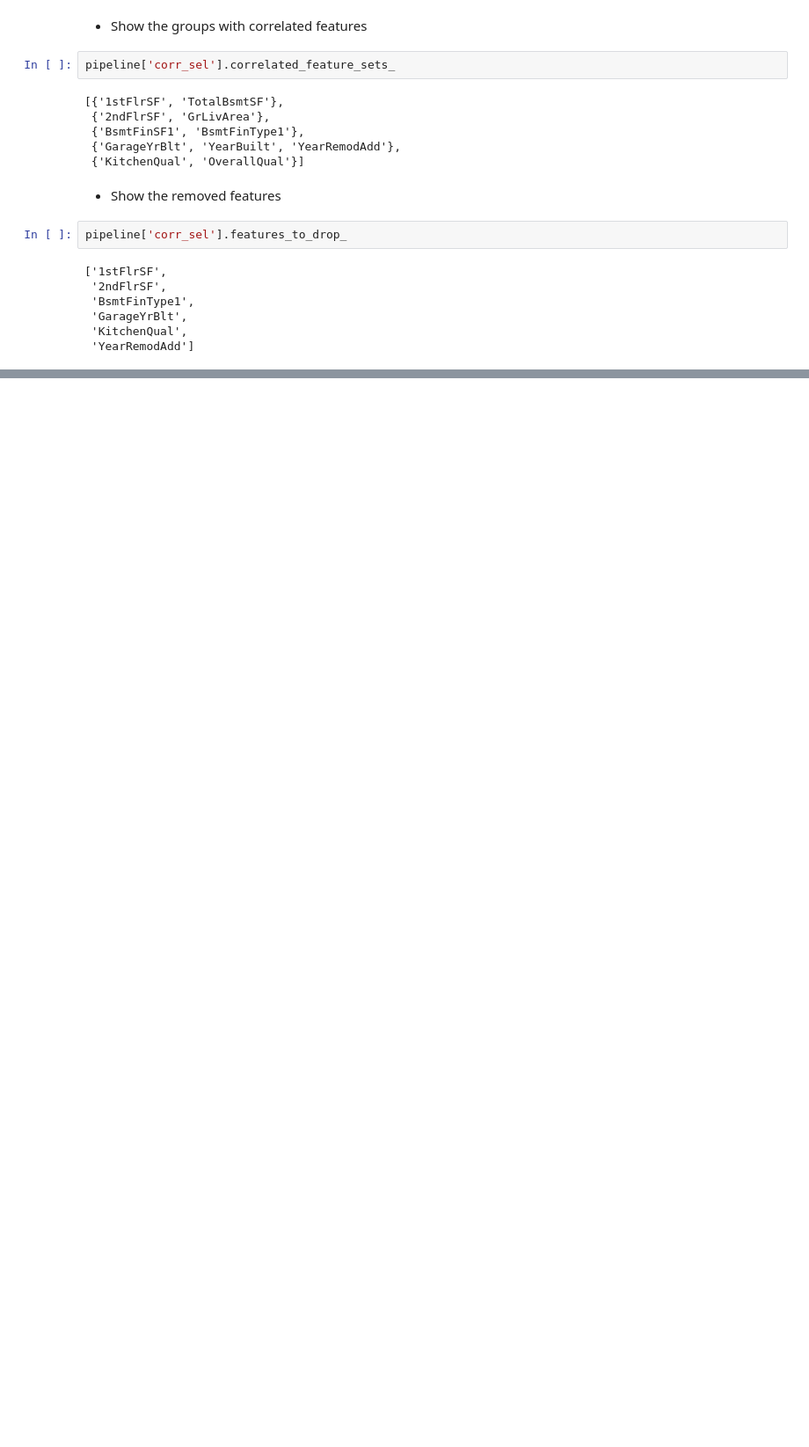
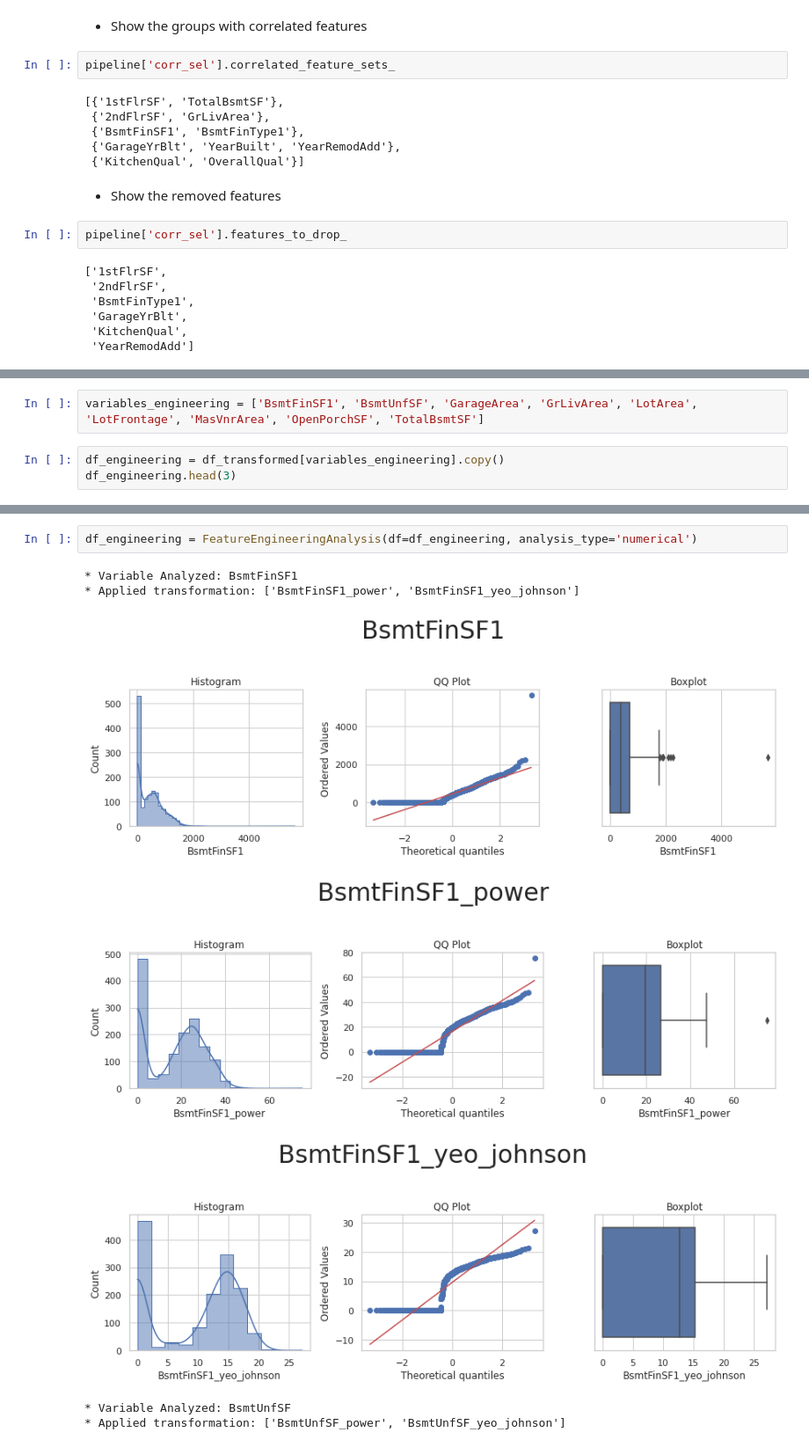
Before and after one commit to faridjos/milestone-project-heritage-housing-issues, a Jupyter notebook: jupyter_notebooks/FeatureEngineering.ipynb, the cells around one changed output, grey strips where cells are left out. Shown at 88% size. Cells and saved outputs as stored; diff of their text form; blank space fills up the shorter version.

Commit message:
add tranformation of variables to ML pipeline

```diff
--- a/jupyter_notebooks/FeatureEngineering.ipynb
+++ b/jupyter_notebooks/FeatureEngineering.ipynb
@@ -156,0 +425,5 @@ pipeline['corr_sel'].features_to_drop_
+# %%
+variables_engineering = ['BsmtFinSF1', 'BsmtUnfSF', 'GarageArea', 'GrLivArea', 'LotArea', 'LotFrontage', 'MasVnrArea', 'OpenPorchSF', 'TotalBsmtSF']
+# %%
+df_engineering = df_transformed[variables_engineering].copy()
+df_engineering.head(3)
@@ -156,0 +435,10 @@ pipeline['corr_sel'].features_to_drop_
+# %%
+df_engineering = FeatureEngineeringAnalysis(df=df_engineering, analysis_type='numerical')
+# %% [output]
+* Variable Analyzed: BsmtFinSF1
+* Applied transformation: ['BsmtFinSF1_power', 'BsmtFinSF1_yeo_johnson']
+[figure, added]
+[figure, added]
+[figure, added]
+* Variable Analyzed: BsmtUnfSF
+* Applied transformation: ['BsmtUnfSF_power', 'BsmtUnfSF_yeo_johnson']
```
Also changed, not shown: parts of 5 cells of this notebook, 2 other files.
